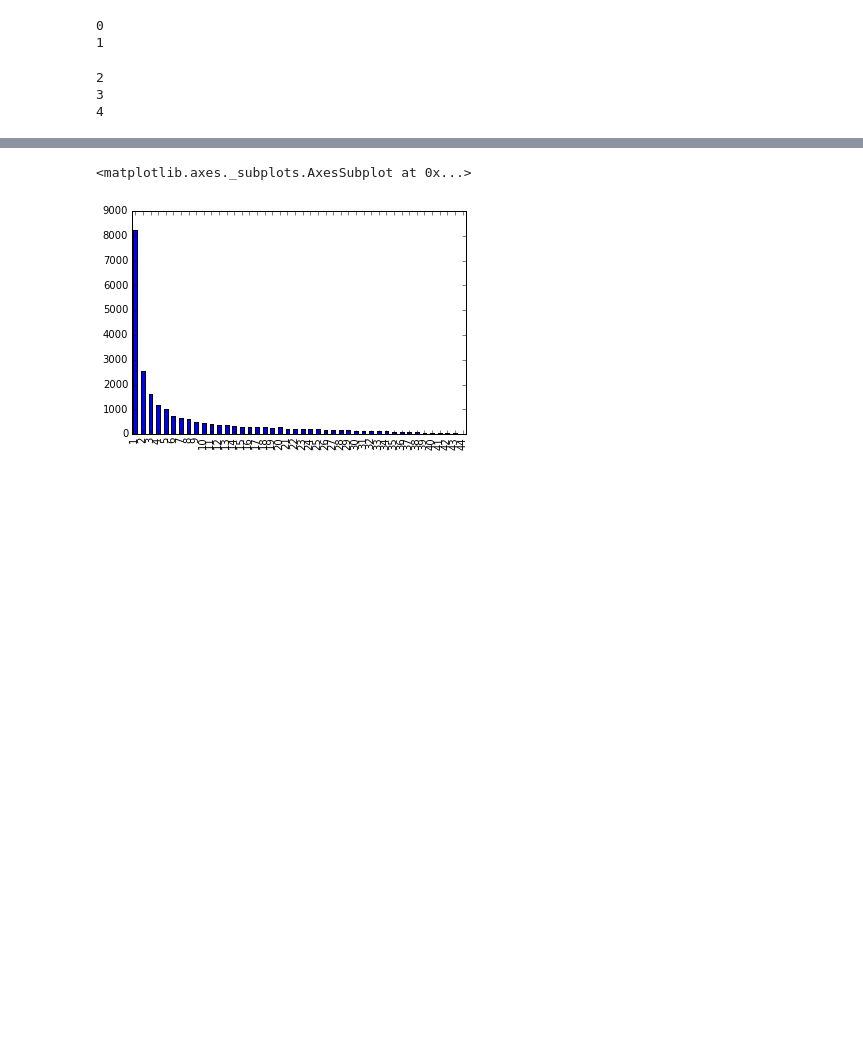
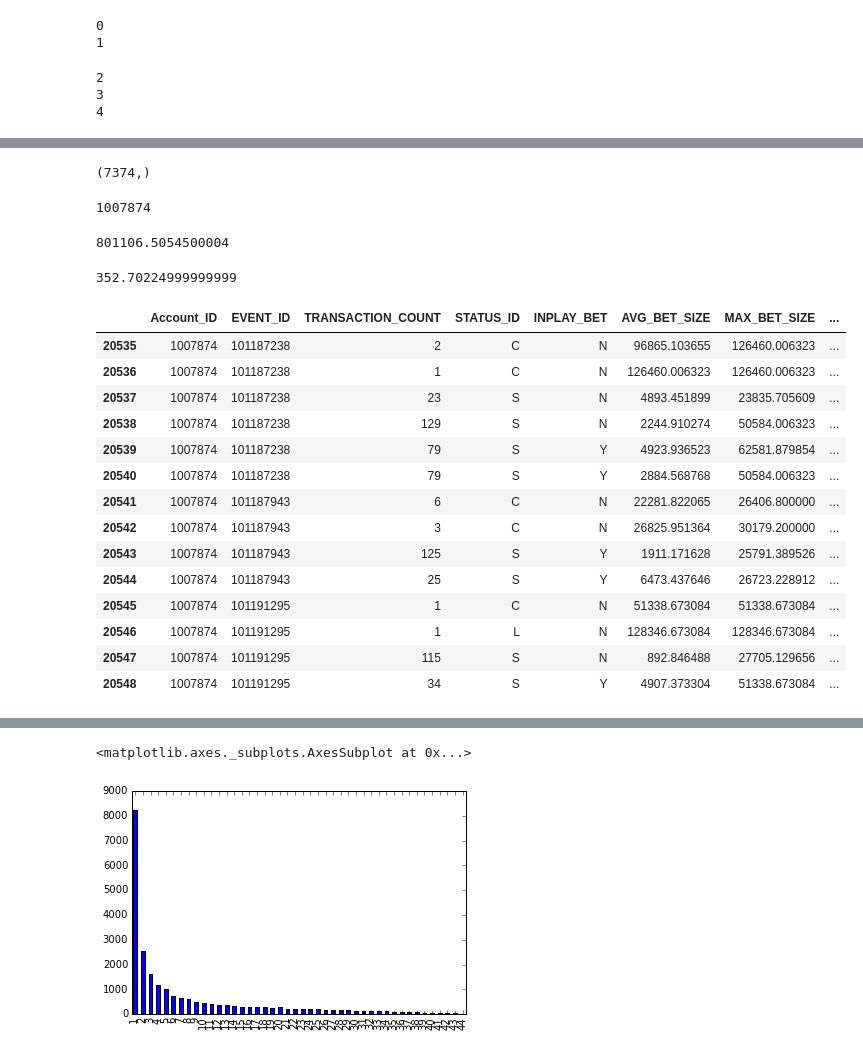
Before and after one commit to emmygold1/kaggle_proj, a Jupyter notebook: datathon2015/data_discovery.ipynb, the cells around one changed output, grey strips where cells are left out. Drawn from its saved outputs; the diff is of its cells as text; code cells hidden in the pictures; blank space fills up the shorter version.

```diff
--- a/datathon2015/data_discovery.ipynb
+++ b/datathon2015/data_discovery.ipynb
@@ -123,0 +183,34 @@ pre_dat_by_accountid = pre_dat.groupby('ACCOUNT_ID')
+# %%
+pre_game_bet.shape
+# %% [output]
+(7374,)
+# %%
+(last_bet_game / pre_game_bet).idxmax()
+# %% [output]
+1007874
+# %%
+last_bet_game.loc[1007874]
+# %% [output]
+801106.5054500004
+# %%
+pre_game_bet.loc[1007874]
+# %% [output]
+352.70224999999999
+# %%
+dat.loc[(dat.Account_ID == 1007874).values]
+# %% [output]
+|  | Account_ID | EVENT_ID | TRANSACTION_COUNT | STATUS_ID | INPLAY_BET | AVG_BET_SIZE | MAX_BET_SIZE | ... |
+| 20535 | 1007874 | 101187238 | 2 | C | N | 96865.103655 | 126460.006323 | ... |
+| 20536 | 1007874 | 101187238 | 1 | C | N | 126460.006323 | 126460.006323 | ... |
+| 20537 | 1007874 | 101187238 | 23 | S | N | 4893.451899 | 23835.705609 | ... |
+| 20538 | 1007874 | 101187238 | 129 | S | N | 2244.910274 | 50584.006323 | ... |
+| 20539 | 1007874 | 101187238 | 79 | S | Y | 4923.936523 | 62581.879854 | ... |
+| 20540 | 1007874 | 101187238 | 79 | S | Y | 2884.568768 | 50584.006323 | ... |
+| 20541 | 1007874 | 101187943 | 6 | C | N | 22281.822065 | 26406.800000 | ... |
+| 20542 | 1007874 | 101187943 | 3 | C | N | 26825.951364 | 30179.200000 | ... |
+| 20543 | 1007874 | 101187943 | 125 | S | Y | 1911.171628 | 25791.389526 | ... |
+| 20544 | 1007874 | 101187943 | 25 | S | Y | 6473.437646 | 26723.228912 | ... |
+| 20545 | 1007874 | 101191295 | 1 | C | N | 51338.673084 | 51338.673084 | ... |
+| 20546 | 1007874 | 101191295 | 1 | L | N | 128346.673084 | 128346.673084 | ... |
+| 20547 | 1007874 | 101191295 | 115 | S | N | 892.846488 | 27705.129656 | ... |
+| 20548 | 1007874 | 101191295 | 34 | S | Y | 4907.373304 | 51338.673084 | ... |
```
Also changed, not shown: parts of 13 cells of this notebook.
